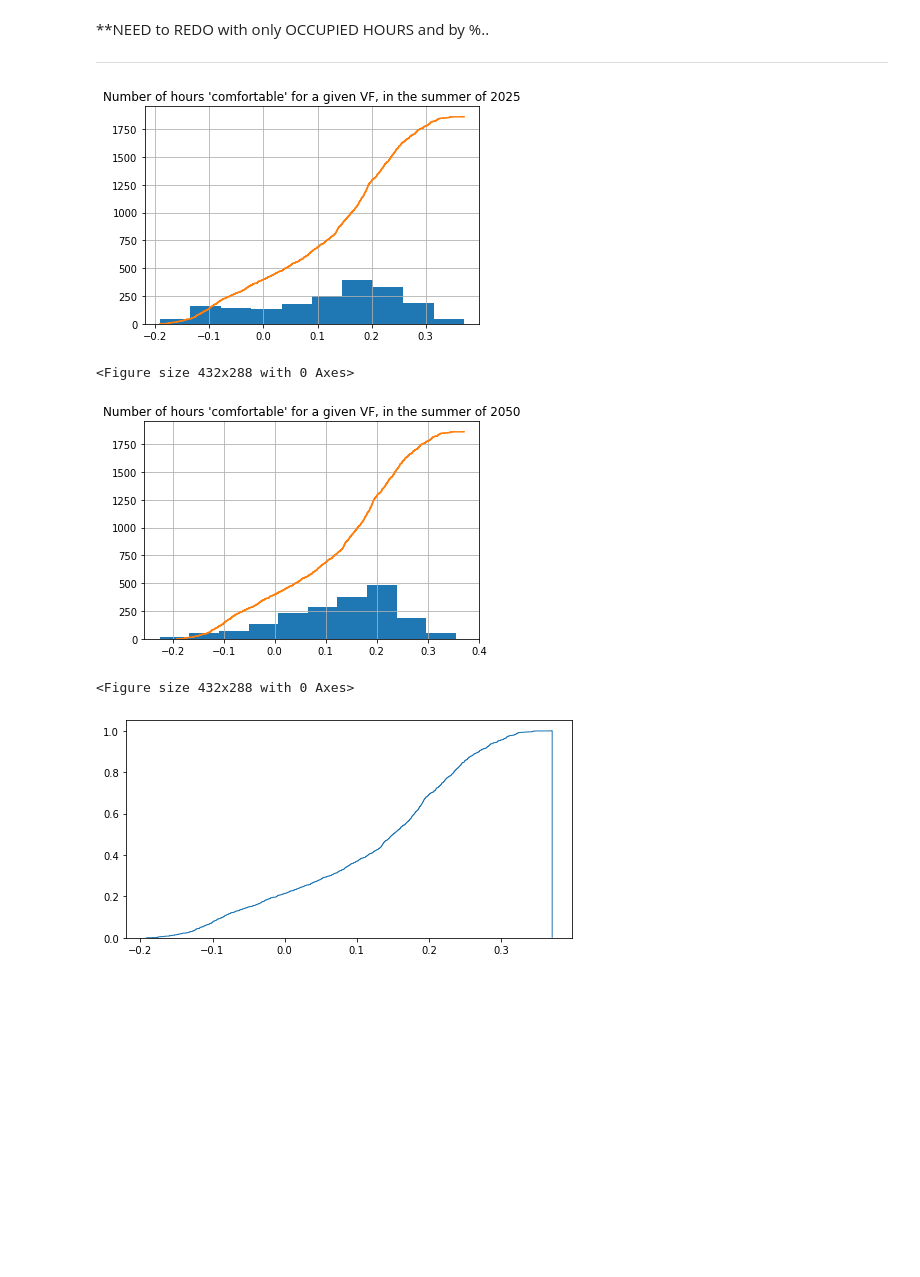
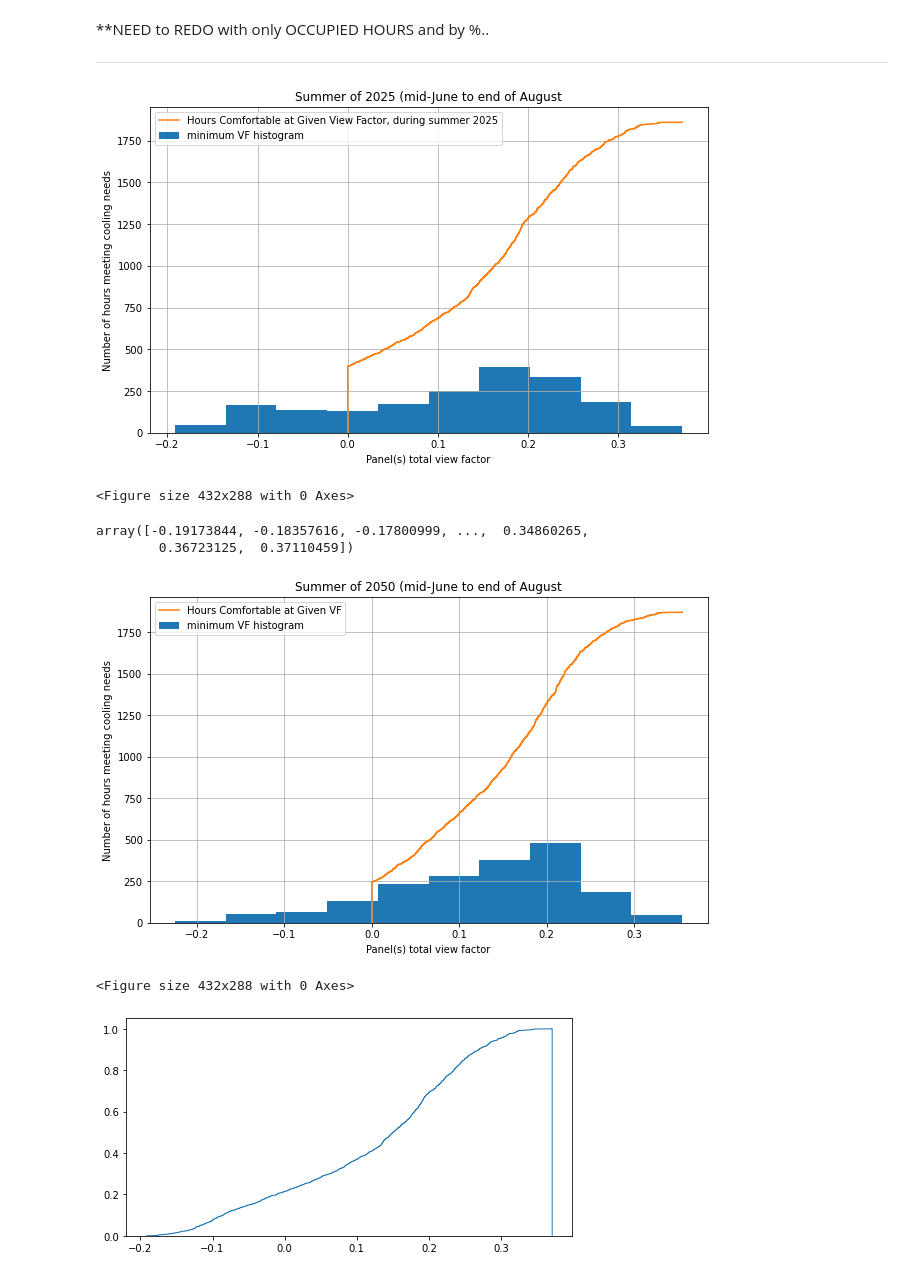
Before and after one commit to eta-lab/cooling-around, a Jupyter notebook: models/mrt2_XGBoost_futurePredictions.ipynb, the cells around one changed output. Saved outputs shown, nothing was run; the diff lists cells and outputs as text; code cells hidden in the pictures; blank space fills up the shorter version.

Commit message:
viz of VF versus time comfortable

```diff
--- a/models/mrt2_XGBoost_futurePredictions.ipynb
+++ b/models/mrt2_XGBoost_futurePredictions.ipynb
@@ -566,28 +566,54 @@ In 2080 under RCP 8.5, it is too hot about indoors 80.0 percent of the time.
 df_85_2025 = df_85.loc[(df_85.index.year == 2025)][df_85['min_VF'].notna()]
 
 # look at proportion hours >= given VF
-df_85_2025.min_VF.hist()
-plt.step(sorted_data, np.arange(sorted_data.size))
-plt.title("Number of hours 'comfortable' for a given VF, in the summer of 2025")
+plt.figure(figsize=(10,6))
+df_85_2025.min_VF.hist(label='minimum VF histogram')
+
+# rewrite everything below 0 to 0 (VF below 0 is still 0)
+sorted_2025= np.sort(df_85_2025.min_VF)
+sorted_2025[sorted_2025<0.0] = 0
+
+#plot
+
+plt.step(sorted_2025, np.arange(sorted_2025.size), label='Hours Comfortable at Given View Factor, during summer 2025')
+plt.title("Summer of 2025 (mid-June to end of August")
+plt.xlabel('Panel(s) total view factor')
+plt.ylabel('Number of hours meeting cooling needs')
+plt.legend()
 plt.show()
 
 plt.savefig(FIGURES_PATH + '/cumsum_timeComf_vs_VF_2025_RCP85.pdf')
 # %% [output]
-[figure, old version]
+[figure, new version]
 <Figure size 432x288 with 0 Axes>
+# %%
+sorted_data
+# %% [output]
+array([-0.19173844, -0.18357616, -0.17800999, ...,  0.34860265,
+        0.36723125,  0.37110459])
 # %%
 # filter to year and when comfy op temp is known
 df_85_2050 = df_85.loc[(df_85.index.year == 2050)][df_85['min_VF'].notna()]
 
 # look at proportion hours >= given VF
-df_85_2050.min_VF.hist()
-plt.step(sorted_data, np.arange(sorted_data.size))
-plt.title("Number of hours 'comfortable' for a given VF, in the summer of 2050")
+plt.figure(figsize=(10,6))
+df_85_2050.min_VF.hist(label='minimum VF histogram')
+
+# rewrite everything below 0 to 0 (VF below 0 is still 0)
+sorted_2050= np.sort(df_85_2050.min_VF)
+sorted_2050[sorted_2050<0.0] = 0
+
+sorted_data = np.sort(df_85_2050.min_VF)
+plt.step(sorted_2050, np.arange(sorted_2050.size), label='Hours Comfortable at Given VF')
+plt.title("Summer of 2050 (mid-June to end of August")
+plt.xlabel('Panel(s) total view factor')
+plt.ylabel('Number of hours meeting cooling needs')
+plt.legend()
 plt.show()
 
 plt.savefig(FIGURES_PATH + '/cumsum_timeComf_vs_VF_2050_RCP85.pdf')
 # %% [output]
-[figure, old version]
+[figure, new version]
 <Figure size 432x288 with 0 Axes>
 # %%
 # Put all years onto same graph
```
Also changed, not shown: parts of 4 cells of this notebook.
